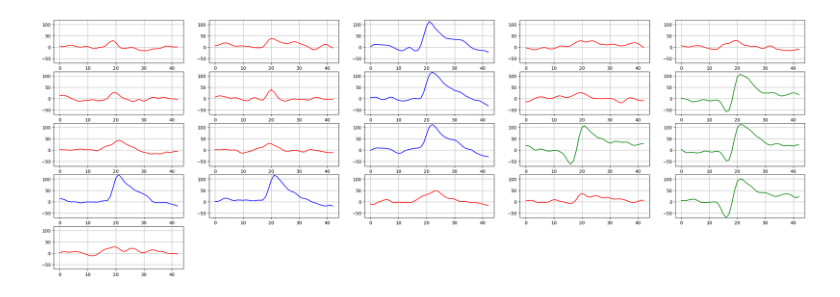
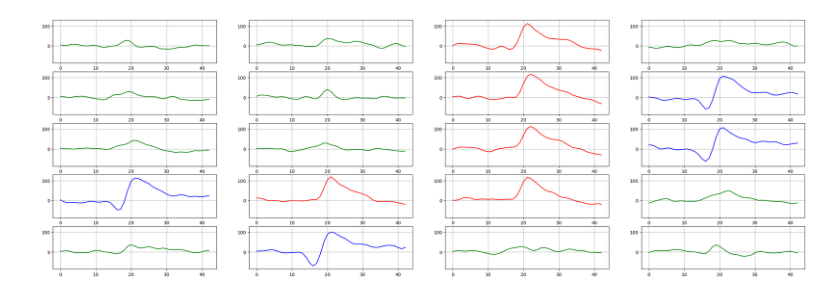
Before and after one commit to PplaysMine/unsupervisedLearning, a Jupyter notebook: main.ipynb, the cells around one changed output. Saved outputs shown, nothing was run; the diff lists cells and outputs as text; code cells hidden in the pictures.

```diff
--- a/main.ipynb
+++ b/main.ipynb
@@ -10 +13,11 @@ sample_data = np.array(all_data['data'])
 spike_times = np.array(all_data['spike_times'])
+# %%
+# parameters
+seconds = 120
+sr = 24000 # sample rate = 24kHz
+
+data = sample_data[0][:round(seconds*sr)]
+ground_truth_spikes = spike_times[0][0][0][:round(seconds*sr)]
+
+mean_data = np.mean(data)
+std_data = np.std(data)
@@ -11 +78,8 @@ spike_times = np.array(all_data['spike_times'])
+# %%
+# apply threshold to raw data
+spike_times_reconstructed = np.where(data >= mean_data + best_multiplier * std_data)[0]
+spike_times_start_only = []
+spike_times_start_only.append(spike_times_reconstructed[0])
+# if data is above threshold back to back, count all occurences as one single spike
+spike_times_start_only.extend(spike_times_reconstructed[np.where(np.diff(spike_times_reconstructed) > 10)[0]+1])
 # %%
@@ -62,17 +132,17 @@ plt.show()
 # %%
+# apply final clustering algorithm based on optimal number of clusters
+n_clusters = 3
+kmeans_final = KMeans(n_init='auto', n_clusters=n_clusters)
+classes = kmeans_final.fit_predict(spikes)
+colors = ['r', 'g', 'b']
+
+# plot first 20 spikes in different colors to see if clustering worked
 plt.figure(figsize=(30,10))
-
-kmeans_final = KMeans(n_init='auto', n_clusters=3)
-classes = kmeans_final.fit_predict(spikes)
-colors = ['r', 'g', 'b', 'orange']
-
-for i, spike in enumerate(spike_times_start_only):
-    start = round(spike - .0008 * sr)
-    end = round(spike + .001 * sr)
-    plt.subplot(5, math.ceil(number_of_spikes/5), i+1)
+for i, spike in enumerate(spikes[:20]):
+    plt.subplot(5, 4, i+1)
     plt.grid()
     plt.ylim(ymin, ymax)
-    plt.plot(data[start:end], c=colors[classes[i]])
+    plt.plot(spike, c=colors[classes[i]])
 plt.show()
 # %% [output]
-[figure, old version]
+[figure, new version]
```
Also changed, not shown: parts of 6 cells of this notebook.
